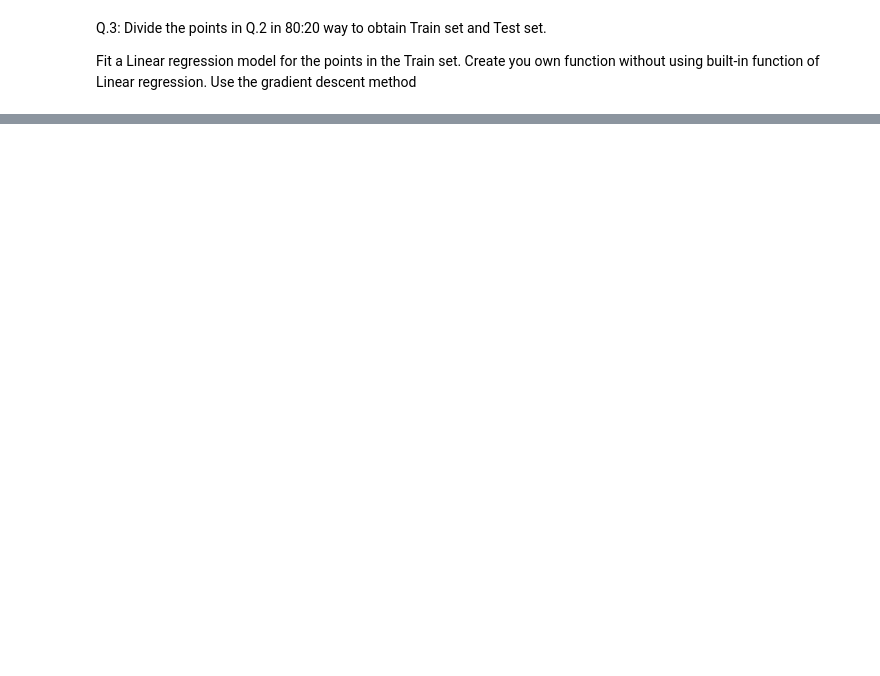
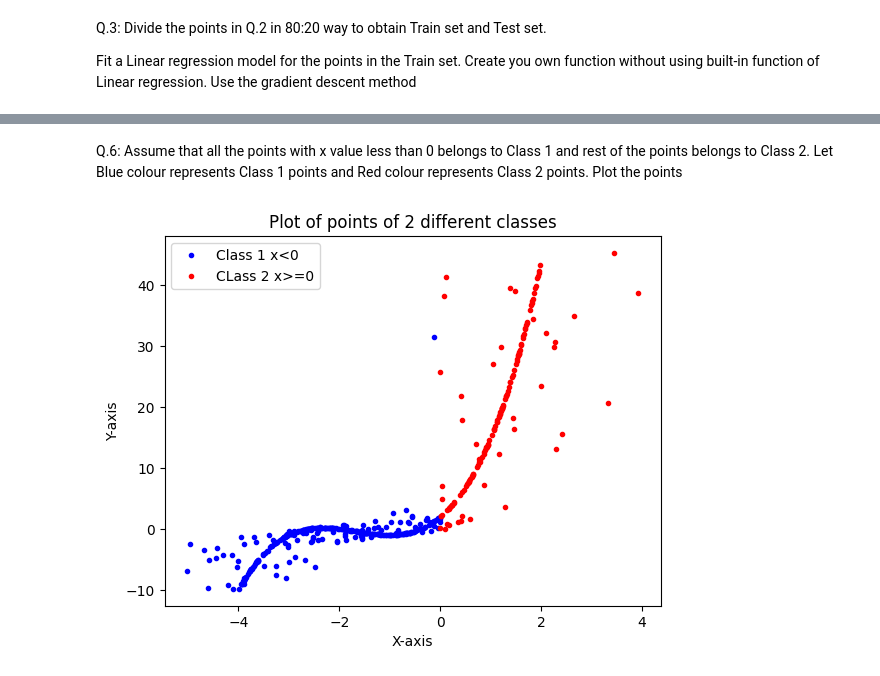
Before and after one commit to pa1kumarCSML/CourseWork, a Jupyter notebook: m220357cs_pavan_data_analytics.ipynb, the cells around one changed output, grey strips where cells are left out. Cells and saved outputs as stored; diff of their text form; code cells hidden in the pictures; blank space fills up the shorter version.

```diff
--- a/m220357cs_pavan_data_analytics.ipynb
+++ b/m220357cs_pavan_data_analytics.ipynb
@@ -132,0 +296,22 @@ array([[-0.244579  , 28.39542677,  1.1048445 , ...,  0.32438996,
+# %% [markdown]
+Q.6: Assume that all the points with x value less than 0 belongs to Class 1 and rest of the points belongs
+to Class 2. Let Blue colour represents Class 1 points and Red colour represents Class 2 points. Plot the
+points
+# %%
+Xp = np.array(x_points)
+Yp = np.array(y_points)
+
+class1_x = Xp[Xp<0]
+class1_y = Yp[Xp<0]
+class2_x = Xp[Xp>=0]
+class2_y = Yp[Xp>=0]
+
+plt.plot(class1_x, class1_y, '.', color="blue",label='Class 1 x<0')
+plt.plot(class2_x, class2_y, '.', color="red",label='CLass 2 x>=0')
+plt.xlabel('X-axis')
+plt.ylabel('Y-axis')
+plt.title('Plot of points of 2 different classes')
+plt.legend()
+plt.show()
+# %% [output]
+[figure, added]
```
Also changed, not shown: parts of 12 cells of this notebook, 1 other file.
